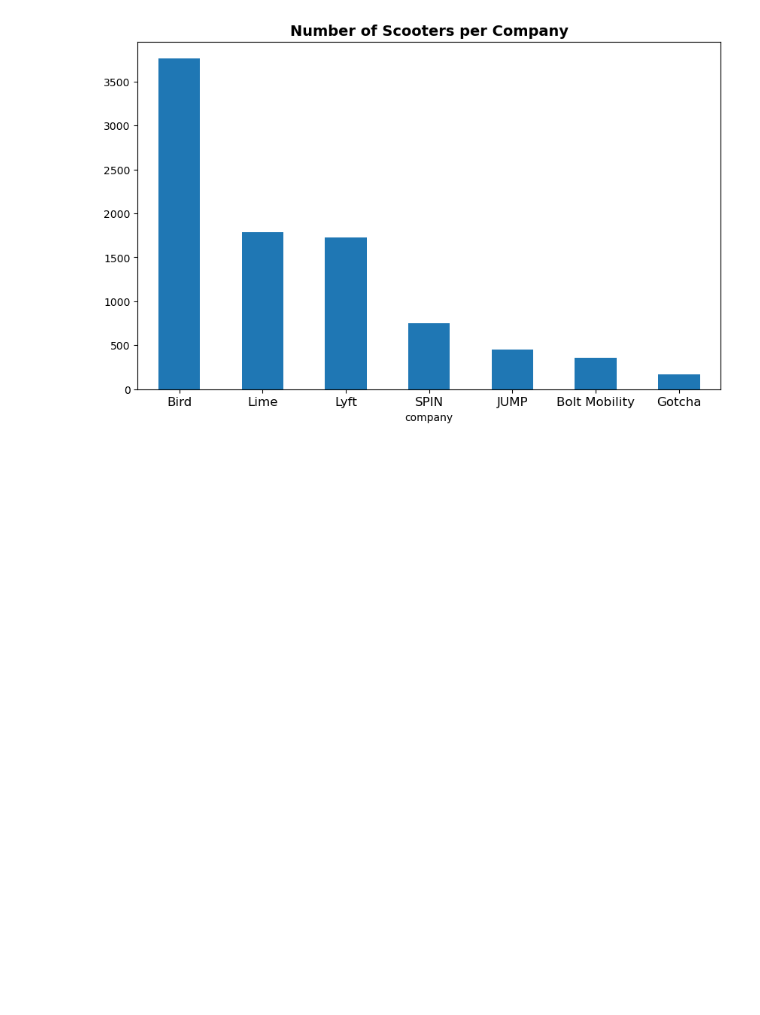
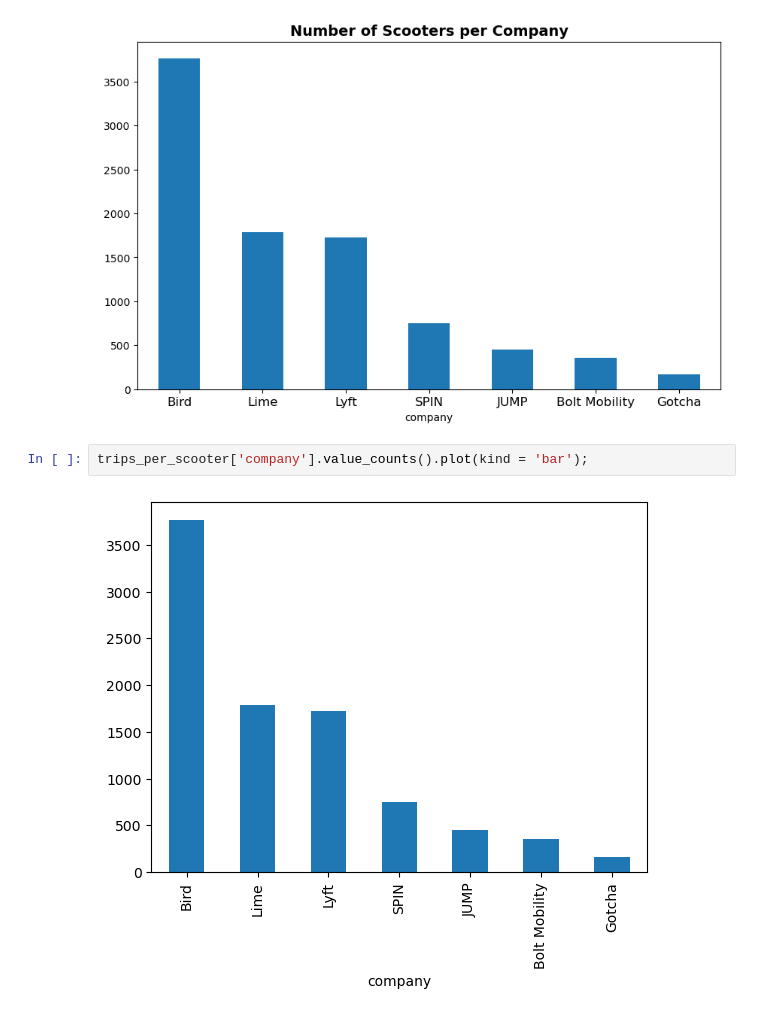
Before and after one commit to NSS-Full-Time-Data-Analytics-11/nashville-scooters-tucker, a Jupyter notebook: notebooks/scooters.ipynb, the cells around one changed output. Cells and saved outputs as stored; diff of their text form; blank space fills up the shorter version.

```diff
--- a/notebooks/scooters.ipynb
+++ b/notebooks/scooters.ipynb
@@ -404,3 +472,7 @@ plt.title('Number of Scooters per Company',                              # Add a
 plt.show();
 # %% [output]
 [figure]
+# %%
+trips_per_scooter['company'].value_counts().plot(kind = 'bar');
+# %% [output]
+[figure, added]
```
Also changed, not shown: parts of 23 cells of this notebook.
